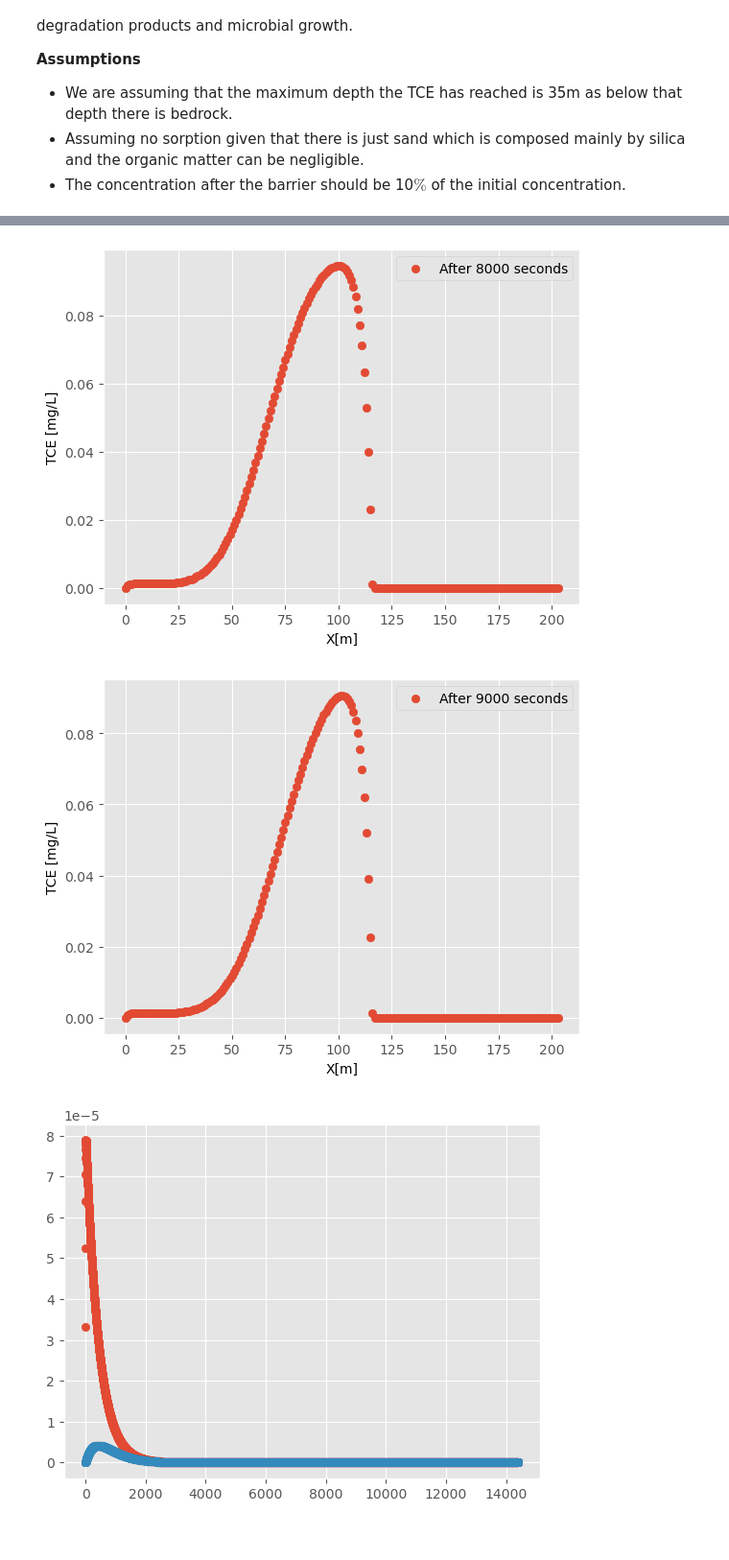
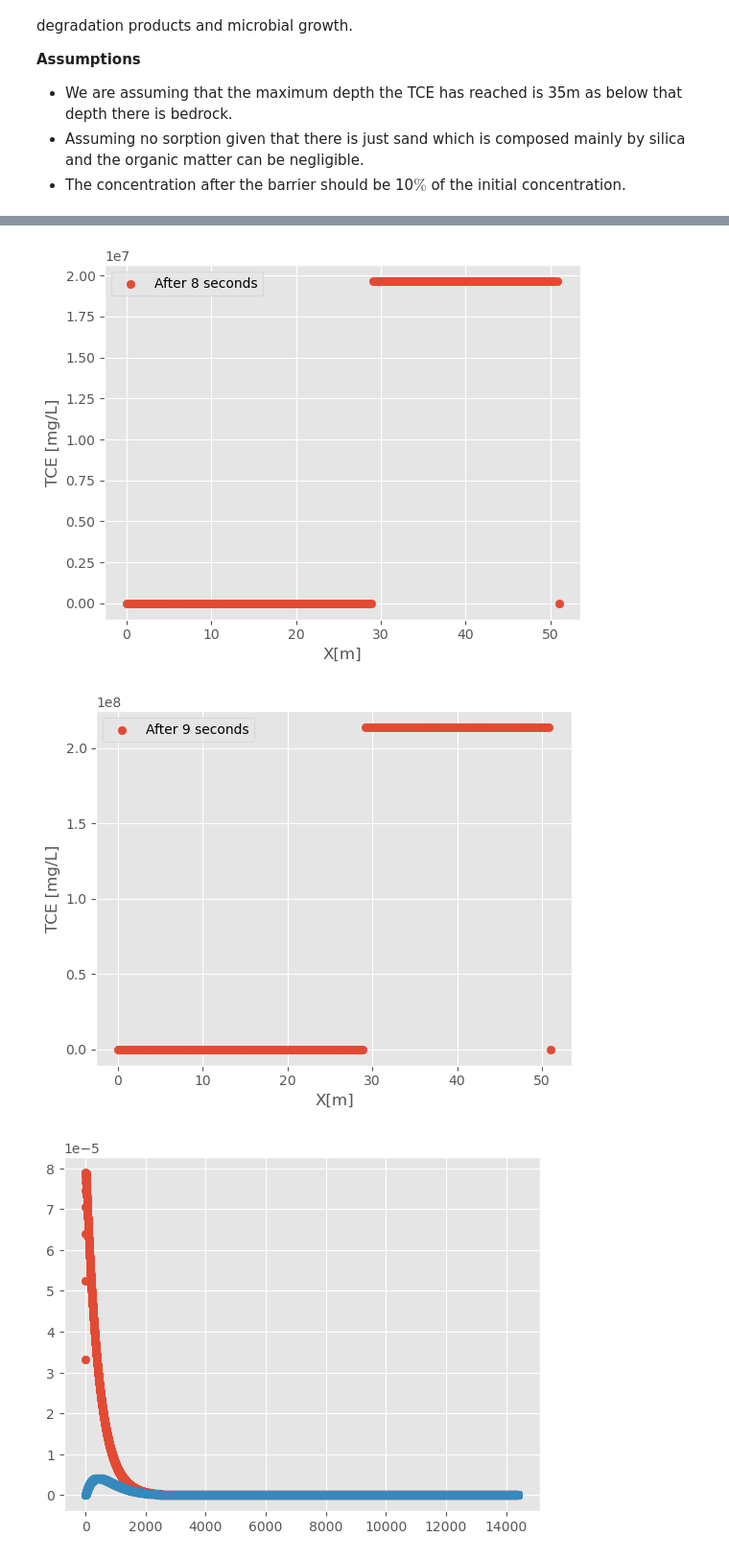
Before and after one commit to sebastianibam002/bioremediation, a Jupyter notebook: bioremediation_analysis.ipynb, the cells around one changed output, grey strips where cells are left out. Shown at 96% size. Saved outputs shown, nothing was run; the diff lists cells and outputs as text; code cells hidden in the pictures.

```diff
--- a/bioremediation_analysis.ipynb
+++ b/bioremediation_analysis.ipynb
@@ -125,9 +171,14 @@ for t in range(total_time_points - 1):
                 dce_mat[i, t + 1] = 0
                 vc_mat[i, t + 1] = 0
 # %%
-plt.scatter(np.arange(total_time//delta_t), tce_mat[int(L1//delta_x) - 2, :])
+normalized_x = np.linspace(0, L3, total_grid_points)
+plt.scatter(np.arange(total_time//delta_t), tce_mat[int(L2//delta_x), :])
 #plt.scatter(np.arange(total_time//delta_t), dce_mat[int(L1//delta_x) - 2, :])
 #plt.scatter(np.arange(total_time//delta_t), vc_mat[int(L1//delta_x) - 2, :])
 
-plt.show()
+# plot of the mass matrix of TCE
+#for t in range(100):
+#    plt.plot(), tce_mass_mat[:, t])
+    #plt
+#    plt.show()
 # %% [output]
@@ -135,6 +187,6 @@ plt.show()
 # %%
-for t in 1000*np.arange(10):
-    plt.scatter(np.arange(total_grid_points), tce_mat[:, t ], label=f"After {t} seconds")
+for t in np.arange(10):
+    plt.scatter(normalized_x, tce_mat[:, t ], label=f"After {t} seconds")
     plt.xlabel("X[m]")
     plt.ylabel("TCE [mg/L]")
     plt.legend()
@@ -151,5 +203,5 @@ for t in 1000*np.arange(10):
-[figure, old version]
+[figure, new version]
-[figure, old version]
+[figure, new version]
 # %%
 # Ratio of Ck_spa and Ck_micro
 # %%
```
Also changed, not shown: parts of 4 cells of this notebook, 1 other file.
